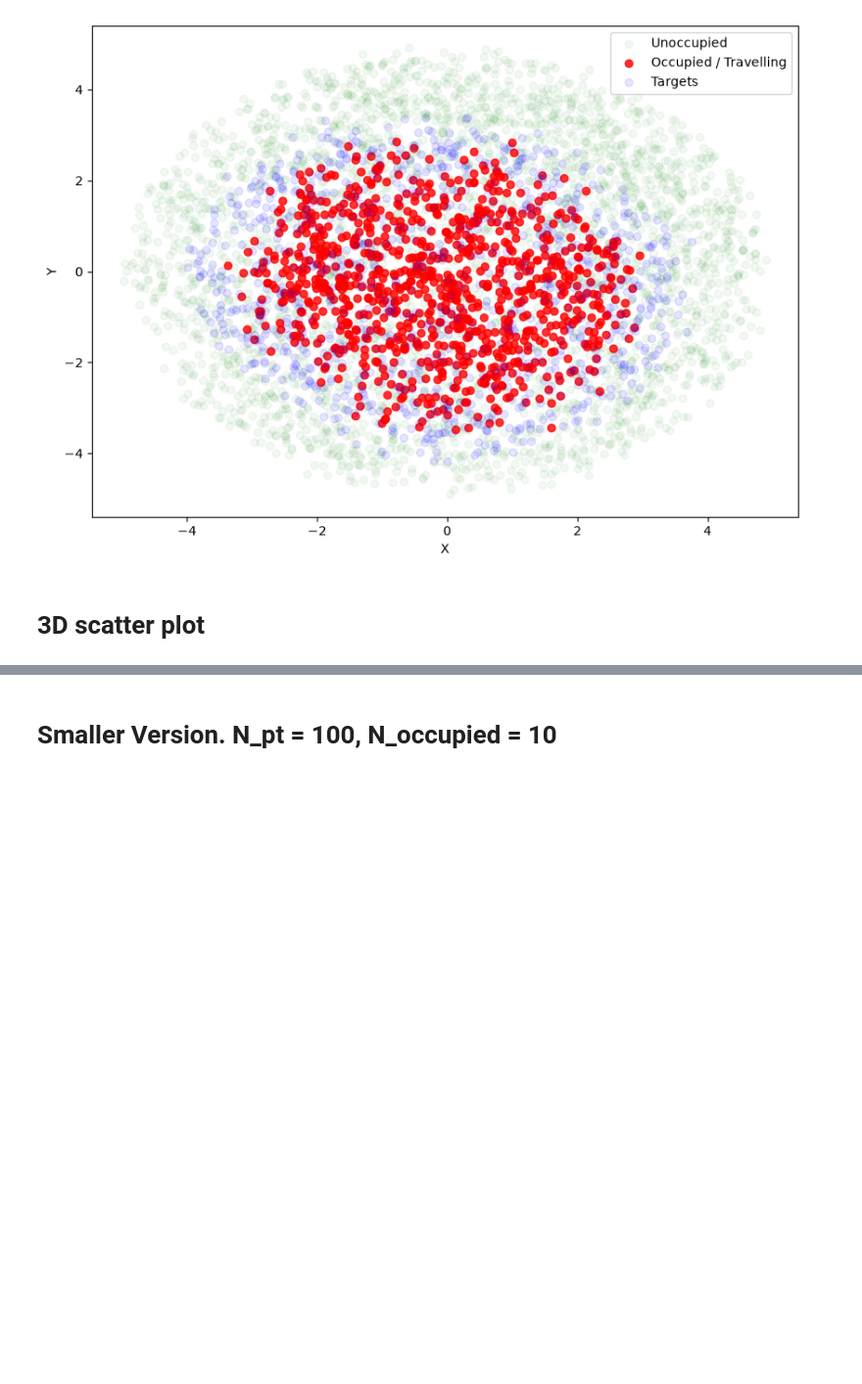
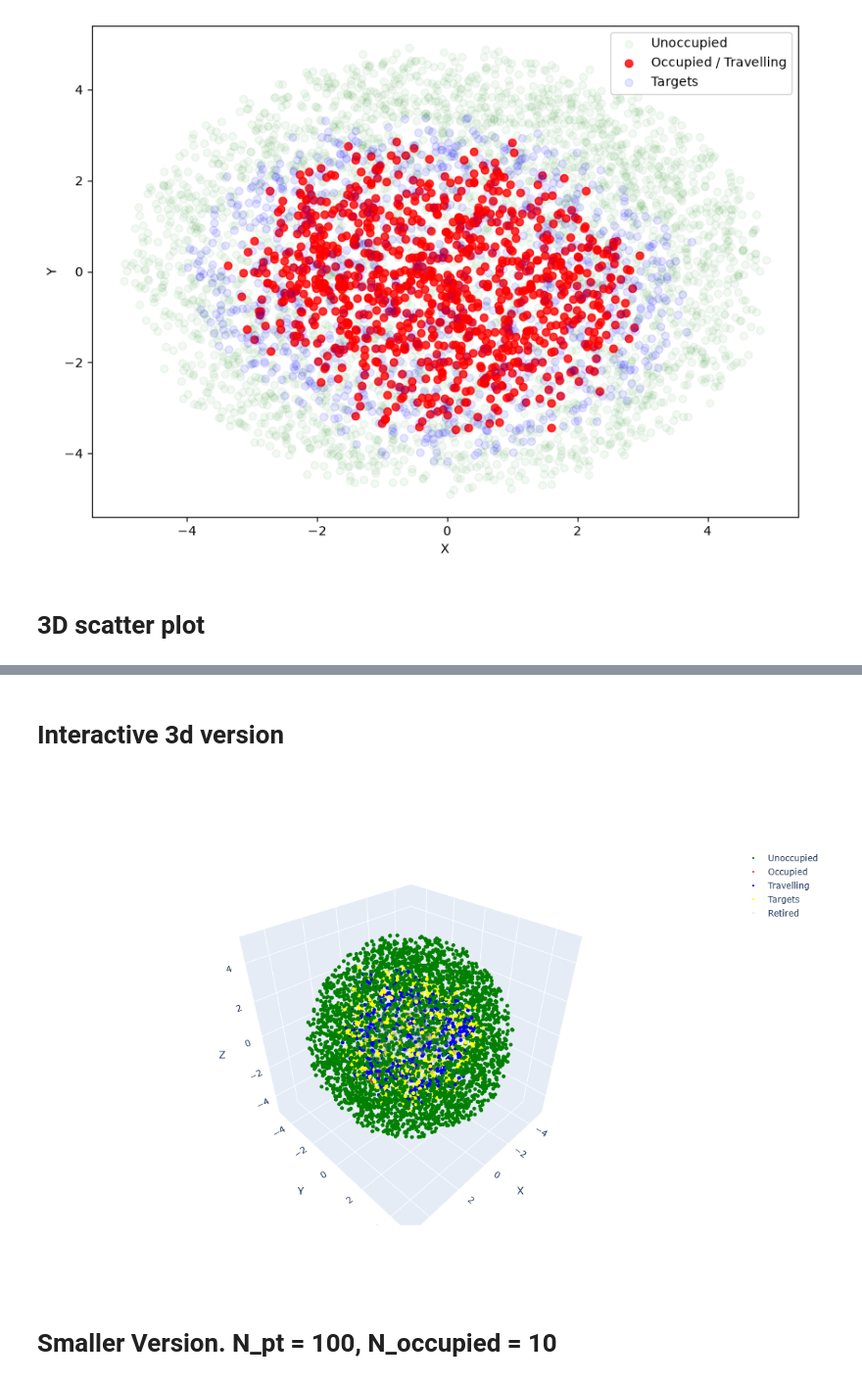
Before and after one commit to xyJohnxy/percolation-, a Jupyter notebook: status_checker.ipynb, the cells around one changed output, grey strips where cells are left out. Shown at 98% size. Drawn from its saved outputs; the diff is of its cells as text; code cells hidden in the pictures; blank space fills up the shorter version.

```diff
--- a/status_checker.ipynb
+++ b/status_checker.ipynb
@@ -126,3 +146,59 @@ plt.show()
+# %% [markdown]
+# Interactive 3d version
+# %%
+import numpy as np
+import plotly.graph_objects as go
+
+# Load data
+data = np.loadtxt("3D_status_checker,N_pt=5000.dat")
+
+x = data[:, 0]
+y = data[:, 1]
+z = data[:, 2]
+status = data[:, 3]
+
+# Configuration mapping: (Label, Color, Opacity)
+status_config = {
+    0: ("Unoccupied", "green", 1),
+    1: ("Occupied", "red", 0.80),
+    2: ("Travelling", "blue", 1.00),
+    3: ("Targets", "yellow", 1.00),
+    4: ("Retired", "gray", 0.20),
+}
+
+fig = go.Figure()
+
+# Add a trace for each status group
+for code, (name, color, opacity) in status_config.items():
+    mask = status == code
+    fig.add_trace(
+        go.Scatter3d(
+            x=x[mask],
+            y=y[mask],
+            z=z[mask],
+            mode="markers",
+            name=name,
+            marker=dict(
+                size=3,
+                color=color,
+                opacity=opacity,
+            ),
+        )
+    )
+
+fig.update_layout(
+    scene=dict(
+        xaxis_title="X",
+        yaxis_title="Y",
+        zaxis_title="Z",
+    ),
+    width=900,
+    height=700,
+)
+
+fig.show()
+# %% [output]
+[figure, added]
 # %% [markdown]
 # Smaller Version. N_pt = 100, N_occupied = 10
 # %%
```
Also changed, not shown: parts of 2 cells of this notebook, 10 other files.
